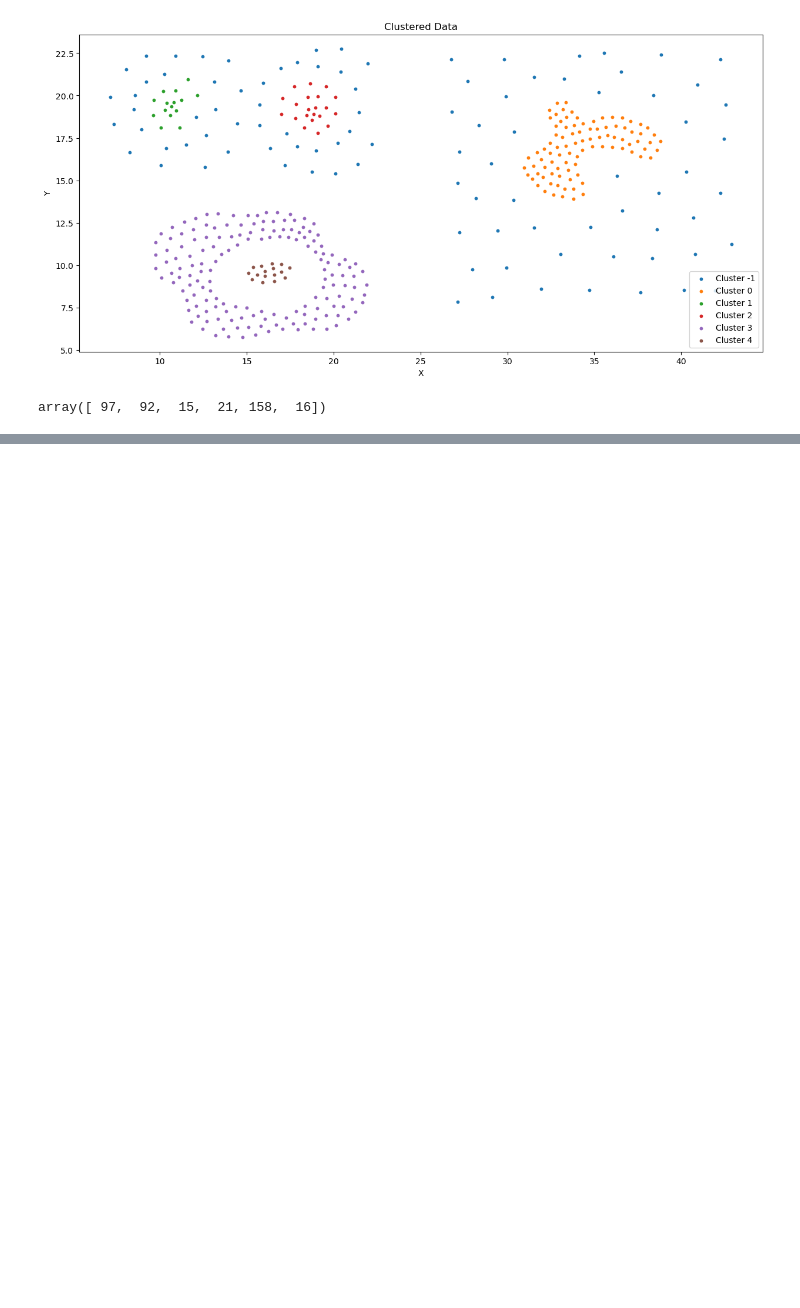
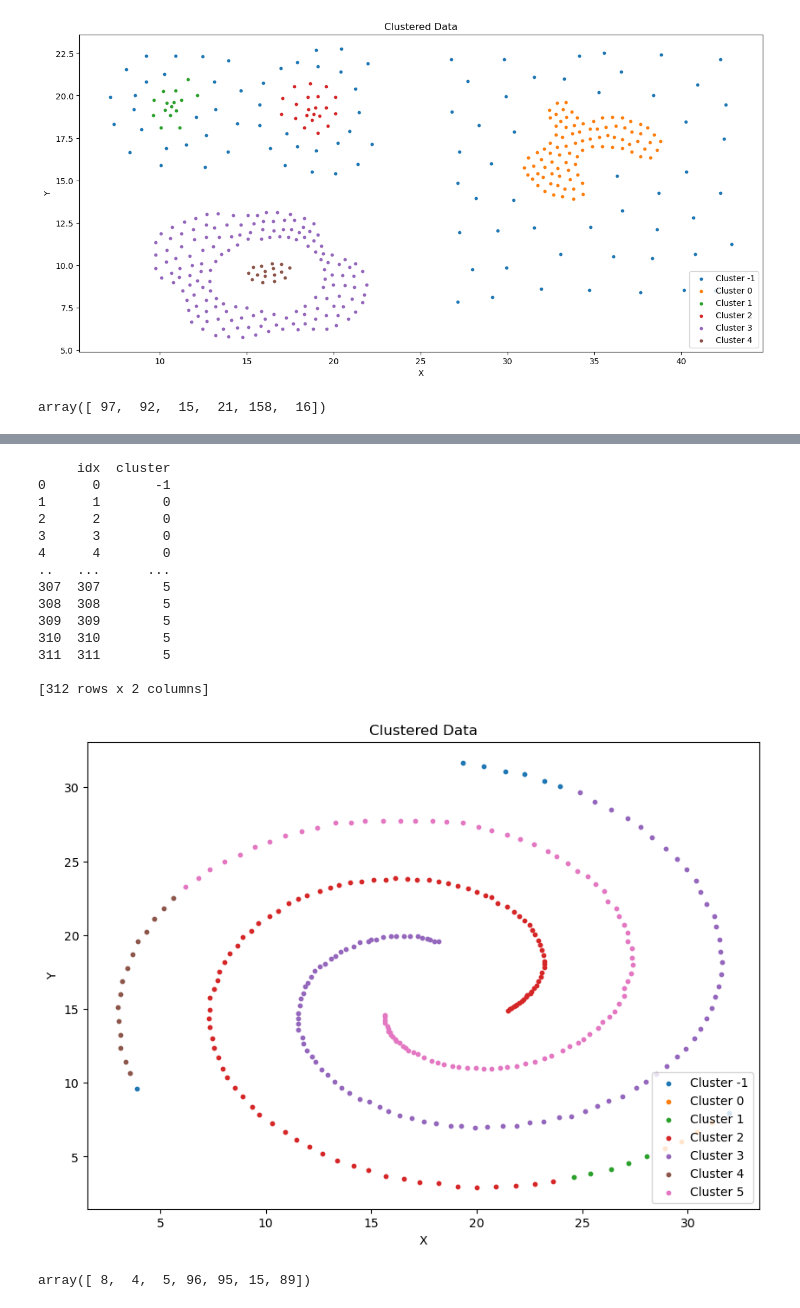
Before and after one commit to shuvo881/Pure-DBSCAN, a Jupyter notebook: pure-dbscan.ipynb, the cells around one changed output, grey strips where cells are left out. Saved outputs shown, nothing was run; the diff lists cells and outputs as text; code cells hidden in the pictures; blank space fills up the shorter version.

Commit message:
Kaggle Notebook | Pure DBSCAN | Version 2

```diff
--- a/pure-dbscan.ipynb
+++ b/pure-dbscan.ipynb
@@ -403,3 +405,14 @@ unique, counts = np.unique(cluster, return_counts=True)
 counts
 # %% [output]
 array([ 97,  92,  15,  21, 158,  16])
+# %%
+df = pd.read_csv("/kaggle/input/iadatasets/dbscan/spiral.txt", sep="\t", header=None)[[0,1]]
+data = df.values
+# %%
+eps = 1.0
+min_samples = 3
+
+dbscan = DBSCAN(eps=eps, min_samples=min_samples)
+dbscan.fit(data)
+
+print("Cluster labels:", dbscan.labels_)
@@ -405,0 +433,37 @@ array([ 97,  92,  15,  21, 158,  16])
+# %%
+indx = [i for i in range(len(dbscan.labels_))]
+cluster =  dbscan.labels_
+
+
+cluster_df = pd.DataFrame(dict(idx=indx[:], cluster=cluster[:]))
+print(cluster_df)
+plt.figure(figsize=(10, 7))
+for clust in np.unique(cluster):
+    plt.scatter(data[cluster_df["idx"][cluster_df["cluster"] == clust].values, 0], data[cluster_df["idx"][cluster_df["cluster"] == clust].values, 1], s=10, label=f"Cluster{clust}")
+
+plt.legend([f"Cluster {clust}" for clust in np.unique(cluster)], loc="lower right")
+plt.title('Clustered Data')
+plt.xlabel('X')
+plt.ylabel('Y')
+plt.show()
+# %% [output]
+     idx  cluster
+0      0       -1
+1      1        0
+2      2        0
+3      3        0
+4      4        0
+..   ...      ...
+307  307        5
+308  308        5
+309  309        5
+310  310        5
+311  311        5
+
+[312 rows x 2 columns]
+[figure, added]
+# %%
+unique, counts = np.unique(cluster, return_counts=True)
+counts
+# %% [output]
+array([ 8,  4,  5, 96, 95, 15, 89])
```
Also changed, not shown: parts of 3 cells of this notebook.
